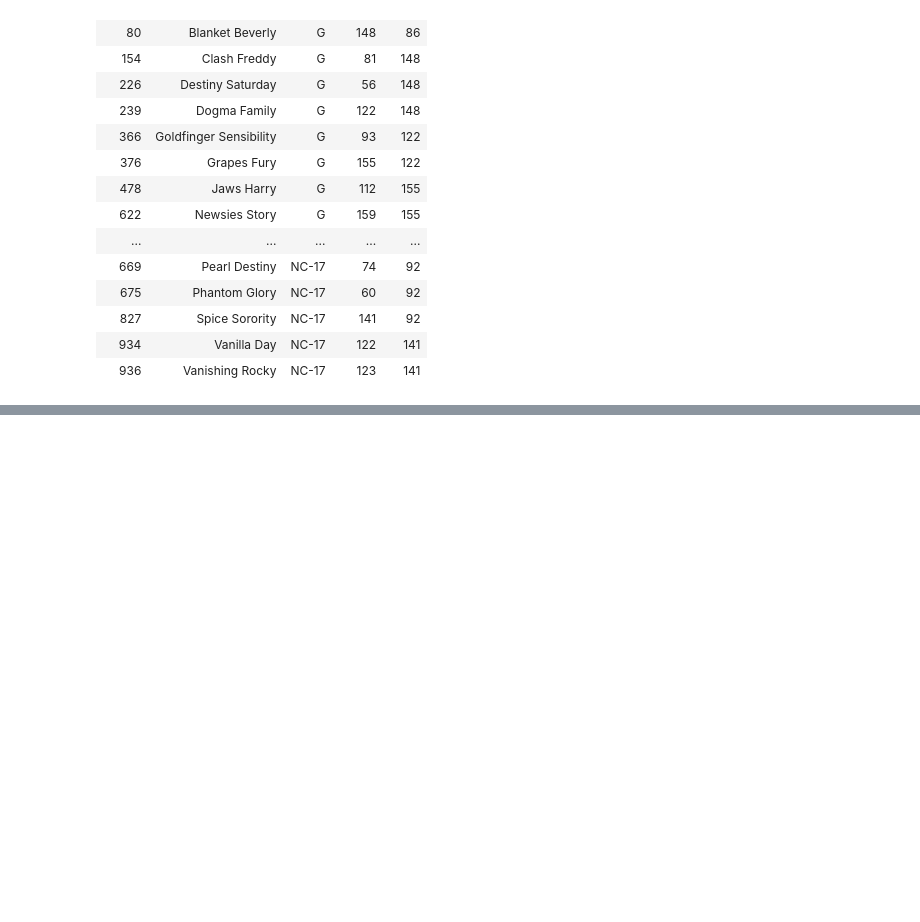
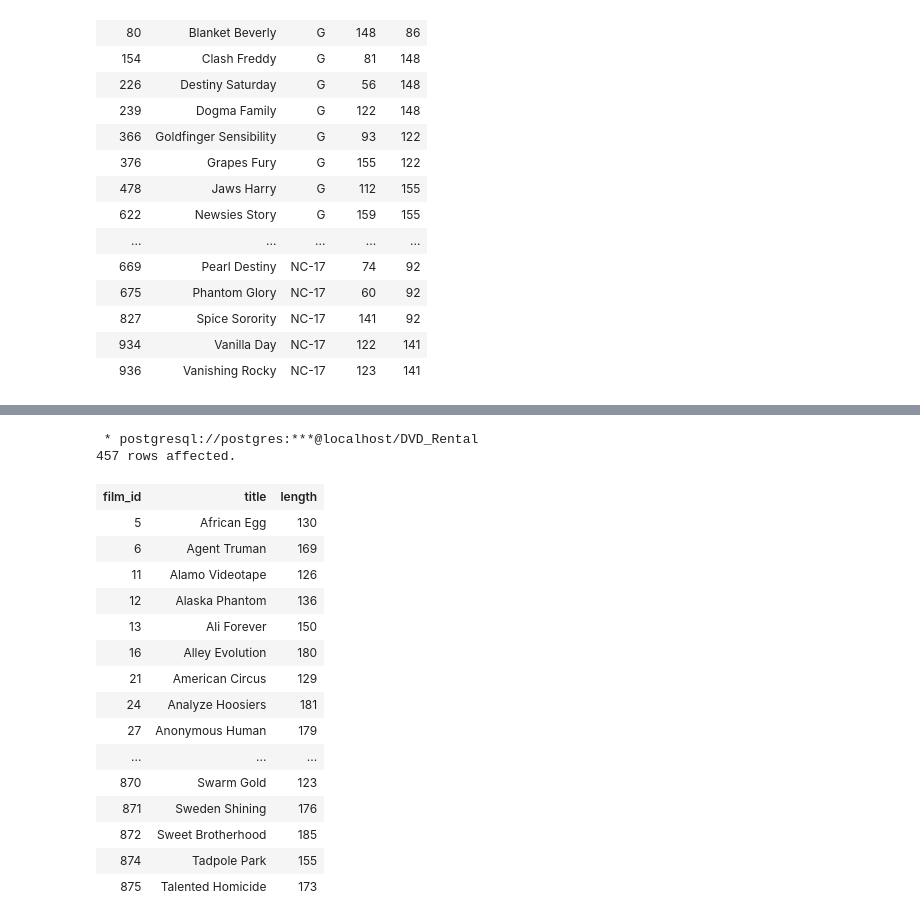
Before and after one commit to OscarKodes/100-Days-of-Data-Projects, a Jupyter notebook: 14-Practice_Advanced_SQL/Practicing Advanced SQL Functions.ipynb, the cells around one changed output, grey strips where cells are left out. Cells and saved outputs as stored; diff of their text form; code cells hidden in the pictures; blank space fills up the shorter version.

Commit message:
Day 65: Practicing SQL Common Table Expressions with Window Functions.

```diff
--- a/14-Practice_Advanced_SQL/Practicing Advanced SQL Functions.ipynb
+++ b/14-Practice_Advanced_SQL/Practicing Advanced SQL Functions.ipynb
@@ -623,0 +645,35 @@ WHERE title LIKE '%y';
+# %%
+%%sql
+
+WITH cte_film AS (
+    SELECT film_id,
+            title,
+            length,
+            length > 120 AS over2hrs
+    FROM film
+)
+SELECT film_id,
+        title,
+        length
+FROM cte_film
+WHERE over2hrs = TRUE
+ORDER BY 1;
+# %% [output]
+ * postgresql://postgres:***@localhost/DVD_Rental
+457 rows affected.
+| film_id | title | length |
+| 5 | African Egg | 130 |
+| 6 | Agent Truman | 169 |
+| 11 | Alamo Videotape | 126 |
+| 12 | Alaska Phantom | 136 |
+| 13 | Ali Forever | 150 |
+| 16 | Alley Evolution | 180 |
+| 21 | American Circus | 129 |
+| 24 | Analyze Hoosiers | 181 |
+| 27 | Anonymous Human | 179 |
+| ... | ... | ... |
+| 870 | Swarm Gold | 123 |
+| 871 | Sweden Shining | 176 |
+| 872 | Sweet Brotherhood | 185 |
+| 874 | Tadpole Park | 155 |
+| 875 | Talented Homicide | 173 |
```
Also changed, not shown: parts of 5 cells of this notebook.
